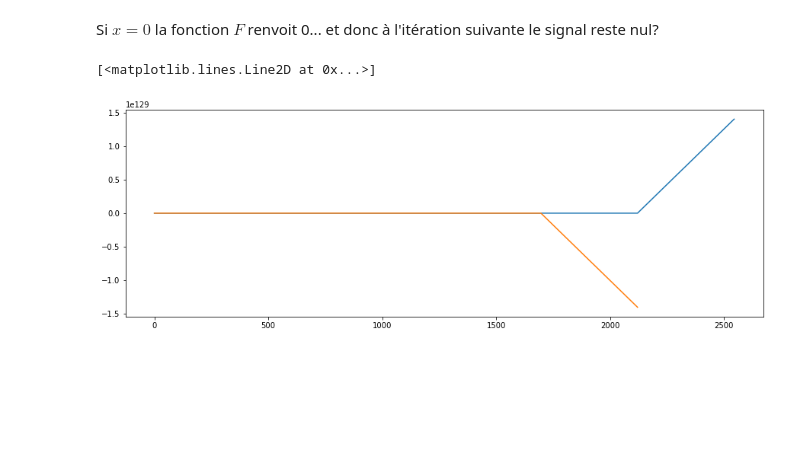
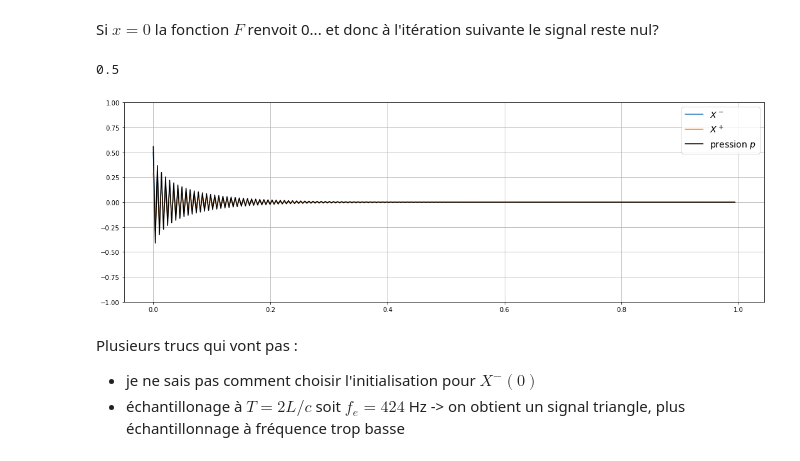
Before and after one commit to ClementineBerger/Auto-oscillations, a Jupyter notebook: Modélisations physique/maganza.ipynb, the cells around one changed output. Saved outputs shown, nothing was run; the diff lists cells and outputs as text; code cells hidden in the pictures; blank space fills up the shorter version.

```diff
--- a/Modélisations physique/maganza.ipynb
+++ b/Modélisations physique/maganza.ipynb
@@ -21,15 +47,3 @@ compute_time = np.arange(int(t_max/T))*int(t_max/T)
 La section $S$ ne rentre pas en compte ?
 
 Ou alors dans les expressions de A,B et C de même que la pression de bouche $p_m$ et la pression de plaquage $p_M$.
-# %%
-### Définition des fonctions
-
-def F(p,A,B,C):
-    "Relation de couplage : u = F(p)"
-    return A*p+B*p**2+C*p**3
-
-def Fhat(x,A,B,C):
-    return -F(x,A,B,C)
-
-def Fcal(x,A,B,C,eps,Z0):
-    return Fhat(x,A,B,C)*(Z0-eps)/(Z0+eps)
@@ -38,25 +102,43 @@ Si $x=0$ la fonction $F$ renvoit 0... et donc à l'itération suivante le signal
 # %%
 ### Initialisation
 N = len(compute_time)
 Xmoins = np.zeros(N)
 Xplus = np.zeros(N)
 
-A,B,C = 1,1,1
+gamma = 0.6
+A,B,C = coeffs(gamma,xi)
 
-Xmoins[0] = 1 #? dirac?
-Xplus[0] = Fhat(Xmoins[0],A,B,C)
+p0 = pM*gamma
+
+# Initialisation
+
+Xmoins[0] = 0.5#(p0 - Z0*F(p0,A,B,C))/np.sqrt(2)
+print(Xmoins[0])
+X = Fhat(Xmoins[0],A,B,C)
+Xplus[0] = X[1]
 
 for i in range(1,N):
     Xmoins[i] = -Fcal(Xmoins[i-1],A,B,C,eps,Z0)
-    Xplus[i] = Fhat(Xmoins[i],A,B,C)
+    X = Fhat(Xmoins[i],A,B,C)
+    Xplus[i] = X[1]
 
 p = (Xmoins+Xplus)/np.sqrt(2)
 f = (Xmoins-Xplus)/np.sqrt(2)/Z0
 
 plt.figure(figsize=(15,5))
-plt.plot(compute_time,Xmoins)
-plt.plot(compute_time,Xplus)
+plt.plot(compute_time,Xmoins,label=r'$X^-$')
+plt.plot(compute_time,Xplus,label=r'$X^+$')
+plt.plot(compute_time,p,color='k',label=r"pression $p$")
+plt.legend(fontsize=14)
 plt.grid()
+plt.ylim(-1,1)
+
+plt.tight_layout()
 # %% [output]
-[<matplotlib.lines.Line2D at 0x...>]
+0.5
-[figure, old version]
+[figure, new version]
+# %% [markdown]
+Plusieurs trucs qui vont pas :
+
+- je ne sais pas comment choisir l'initialisation pour $X^-(0)$
+- échantillonage à $T = 2L/c$ soit $f_e = 424$ Hz -> on obtient un signal triangle, plus échantillonnage à fréquence trop basse
```
Also changed, not shown: parts of 3 cells of this notebook, 1 other file.
